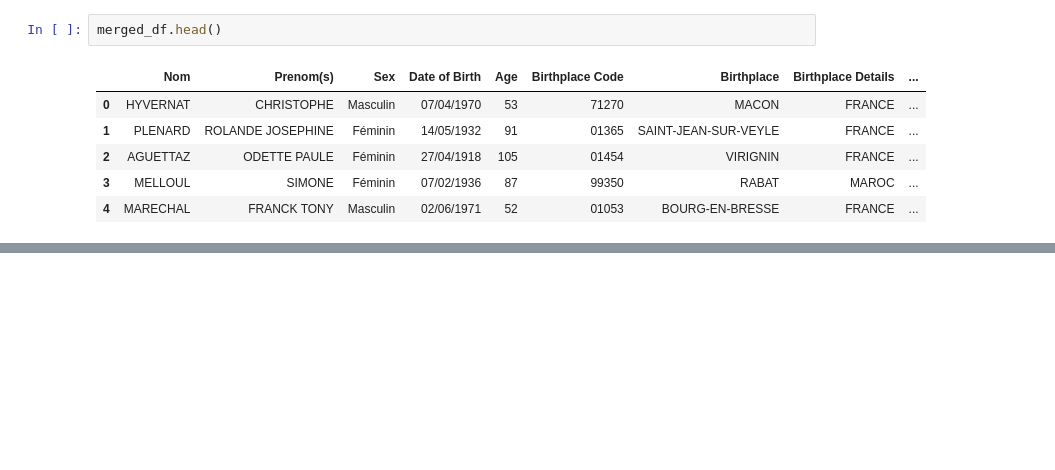
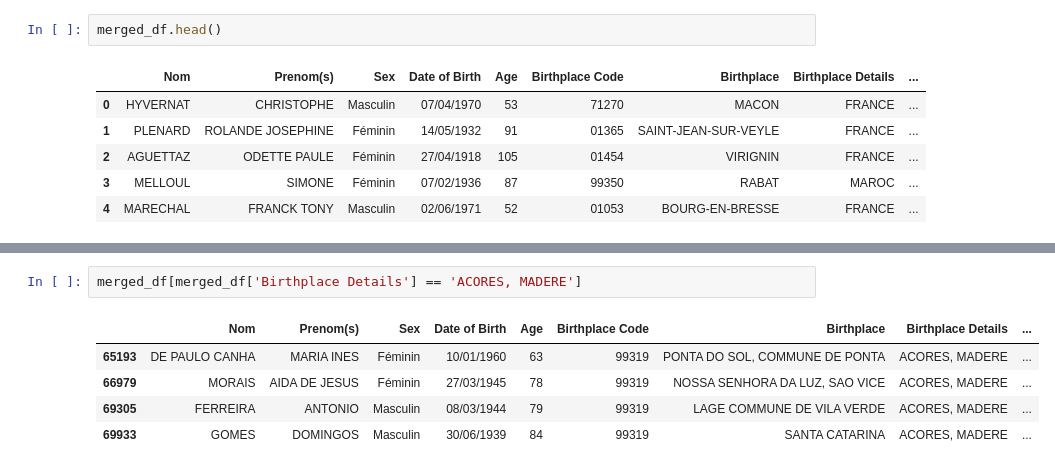
Before and after one commit to emmanuelgkn/goco_project, a Jupyter notebook: notebook.ipynb, the cells around one changed output, grey strips where cells are left out. Cells and saved outputs as stored; diff of their text form; blank space fills up the shorter version.

```diff
--- a/notebook.ipynb
+++ b/notebook.ipynb
@@ -155,0 +231,8 @@ merged_df.head()
+# %%
+merged_df[merged_df['Birthplace Details'] == 'ACORES, MADERE']
+# %% [output]
+|  | Nom | Prenom(s) | Sex | Date of Birth | Age | Birthplace Code | Birthplace | Birthplace Details | ... |
+| 65193 | DE PAULO CANHA | MARIA INES | Féminin | 10/01/1960 | 63 | 99319 | PONTA DO SOL, COMMUNE DE PONTA | ACORES, MADERE | ... |
+| 66979 | MORAIS | AIDA DE JESUS | Féminin | 27/03/1945 | 78 | 99319 | NOSSA SENHORA DA LUZ, SAO VICE | ACORES, MADERE | ... |
+| 69305 | FERREIRA | ANTONIO | Masculin | 08/03/1944 | 79 | 99319 | LAGE COMMUNE DE VILA VERDE | ACORES, MADERE | ... |
+| 69933 | GOMES | DOMINGOS | Masculin | 30/06/1939 | 84 | 99319 | SANTA CATARINA | ACORES, MADERE | ... |
```
Also changed, not shown: parts of 9 cells of this notebook, 3 other files.
